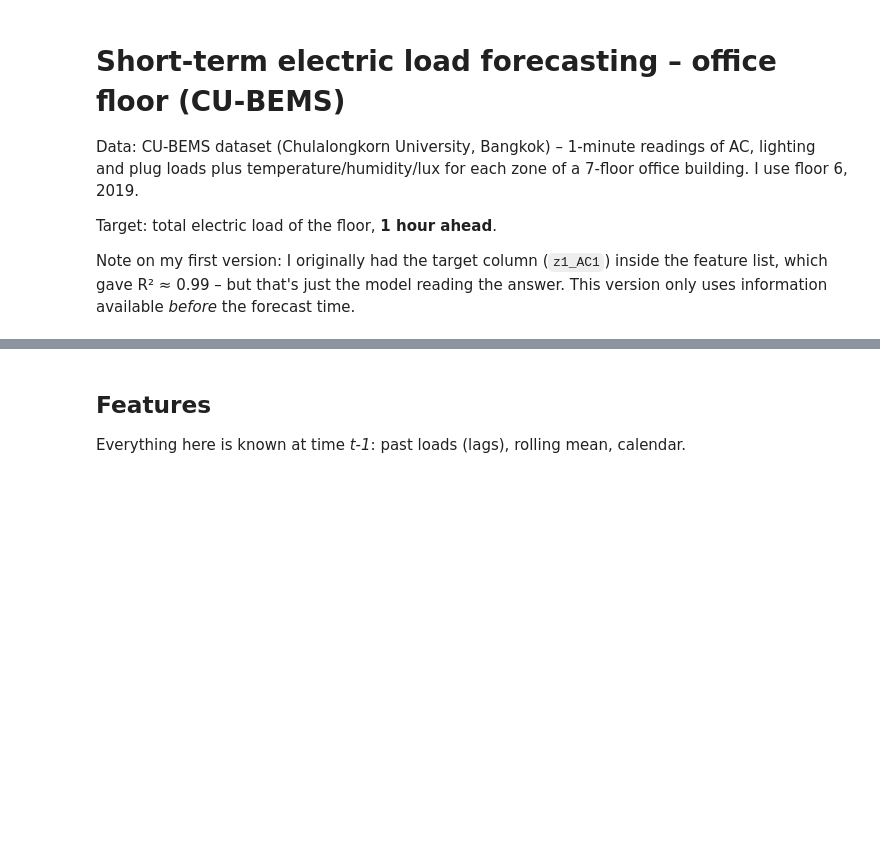
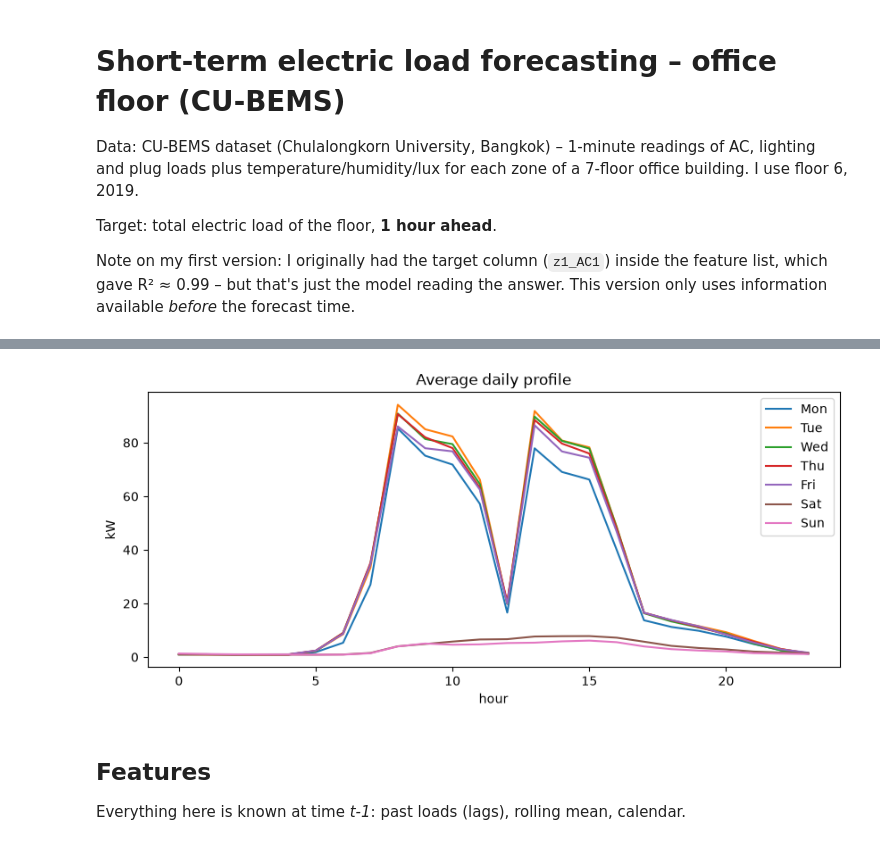
Before and after one commit to AdvaitChaudhari/electric-load-prediction, a Jupyter notebook: electric_load_prediction.ipynb, the cells around one changed output, grey strips where cells are left out. Drawn from its saved outputs; the diff is of its cells as text; code cells hidden in the pictures; blank space fills up the shorter version.

Commit message:
Run notebook on the course data, add results

```diff
--- a/electric_load_prediction.ipynb
+++ b/electric_load_prediction.ipynb
@@ -20,17 +20,25 @@ import matplotlib.pyplot as plt
 from sklearn.metrics import mean_absolute_error, mean_squared_error, r2_score
 from xgboost import XGBRegressor
 # %%
-# On Colab I upload the course zip (it contains Data_2019.zip inside). Locally a plain CSV also works.
-ZIP_PATH = Path("Group_F_Electric_Load_Prediction.zip")
+# Data: the course zip (GroupF_Electric_Load_Data*.zip) next to the notebook, or a plain 2019Floor6.csv.
+# Depending on how it was downloaded, the CSV sits directly in the zip or in a nested Data_2019.zip.
 CSV_PATH = Path("2019Floor6.csv")
 
-if CSV_PATH.exists():
-    raw = pd.read_csv(CSV_PATH)
-else:
-    with zipfile.ZipFile(ZIP_PATH) as outer:
-        inner = zipfile.ZipFile(io.BytesIO(outer.read("Data_2019.zip")))
-        raw = pd.read_csv(inner.open("Data_2019/2019Floor6.csv"))
+def read_floor6():
+    if CSV_PATH.exists():
+        return pd.read_csv(CSV_PATH)
+    zip_path = next(Path(".").glob("*Electric_Load*.zip"))
+    with zipfile.ZipFile(zip_path) as outer:
+        names = outer.namelist()
+        hit = [n for n in names if n.endswith("2019Floor6.csv")]
+        if hit:
+            return pd.read_csv(outer.open(hit[0]))
+        inner_name = next(n for n in names if n.endswith("Data_2019.zip"))
+        inner = zipfile.ZipFile(io.BytesIO(outer.read(inner_name)))
+        csv = next(n for n in inner.namelist() if n.endswith("2019Floor6.csv"))
+        return pd.read_csv(inner.open(csv))
 
+raw = read_floor6()
 raw["Date"] = pd.to_datetime(raw["Date"], errors="coerce")
 raw = raw.dropna(subset=["Date"]).set_index("Date").sort_index()
 raw.shape
@@ -53,9 +67,11 @@ plt.show()
 # %%
 # typical week profile: big working-hours peak, almost nothing at night and weekends
-prof = hourly.groupby([hourly.index.dayofweek, hourly.index.hour])["load_kw"].mean().unstack(0)
+prof = hourly.groupby([hourly.index.day_of_week, hourly.index.hour])["load_kw"].mean().unstack(0)
 prof.columns = ["Mon", "Tue", "Wed", "Thu", "Fri", "Sat", "Sun"]
 prof.plot(figsize=(10, 4)); plt.xlabel("hour"); plt.ylabel("kW"); plt.title("Average daily profile")
 plt.show()
+# %% [output]
+[figure, added]
 # %% [markdown]
 ## Features
 
```
Also changed, not shown: parts of 7 cells of this notebook, 2 other files.
